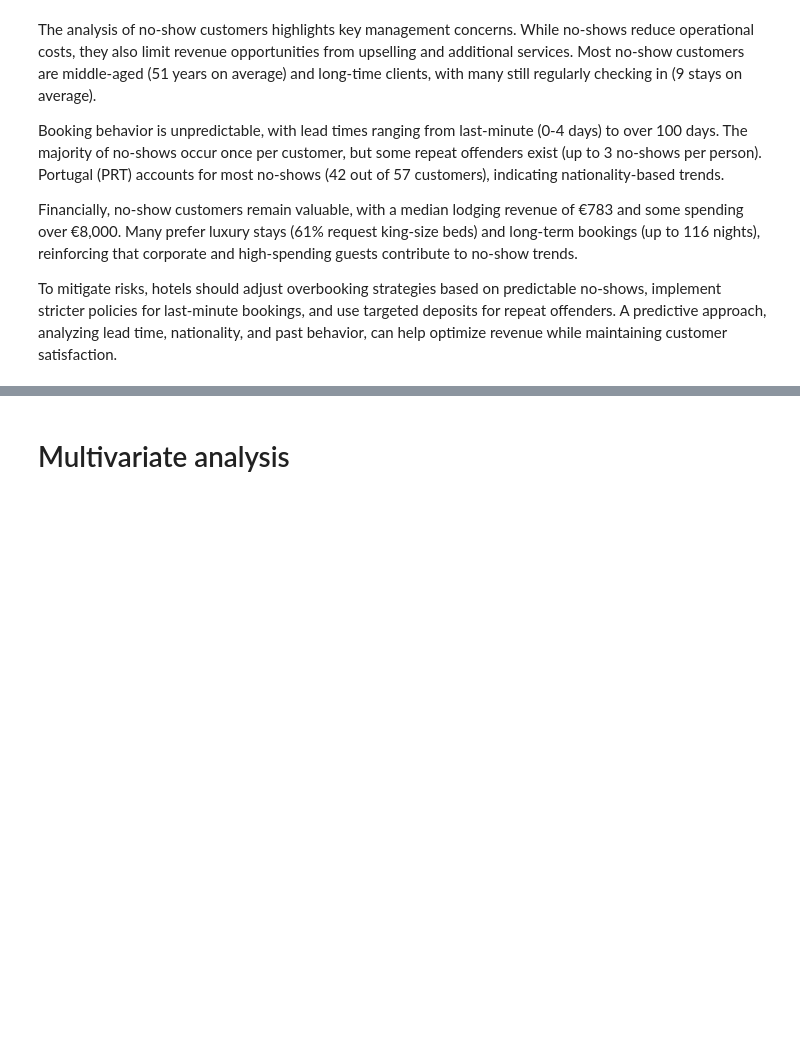
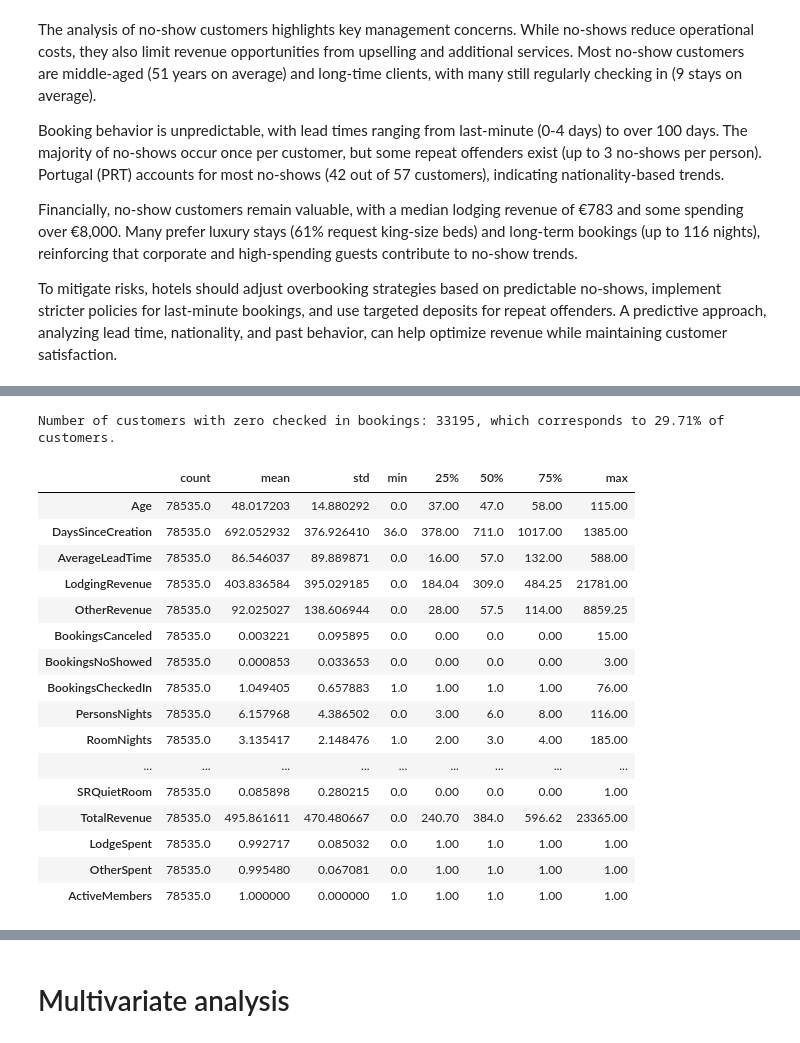
Before and after one commit to RubenCMarques/Hotel-Customer-Segmentation, a Jupyter notebook: Notebooks/Diogo_workspace.ipynb, the cells around one changed output, grey strips where cells are left out. Cells and saved outputs as stored; diff of their text form; code cells hidden in the pictures; blank space fills up the shorter version.

```diff
--- a/Notebooks/Diogo_workspace.ipynb
+++ b/Notebooks/Diogo_workspace.ipynb
@@ -815,0 +906,28 @@ noshow_customers.describe().T
+# %%
+# Check number of customers with BookingsCheckedIn = 0
+zero_checkin_customers = data[data['BookingsCheckedIn'] == 0]
+print(f"Number of customers with zero checked in bookings: {len(zero_checkin_customers)}, which corresponds to {round((len(zero_checkin_customers) / len(data)) * 100,2)}% of customers.")
+# %% [output]
+Number of customers with zero checked in bookings: 33195, which corresponds to 29.71% of customers.
+# %%
+# Customers with at least one checked in booking
+checkedin_customers = data[data['BookingsCheckedIn'] > 0]
+checkedin_customers.describe().T
+# %% [output]
+|  | count | mean | std | min | 25% | 50% | 75% | max |
+| Age | 78535.0 | 48.017203 | 14.880292 | 0.0 | 37.00 | 47.0 | 58.00 | 115.00 |
+| DaysSinceCreation | 78535.0 | 692.052932 | 376.926410 | 36.0 | 378.00 | 711.0 | 1017.00 | 1385.00 |
+| AverageLeadTime | 78535.0 | 86.546037 | 89.889871 | 0.0 | 16.00 | 57.0 | 132.00 | 588.00 |
+| LodgingRevenue | 78535.0 | 403.836584 | 395.029185 | 0.0 | 184.04 | 309.0 | 484.25 | 21781.00 |
+| OtherRevenue | 78535.0 | 92.025027 | 138.606944 | 0.0 | 28.00 | 57.5 | 114.00 | 8859.25 |
+| BookingsCanceled | 78535.0 | 0.003221 | 0.095895 | 0.0 | 0.00 | 0.0 | 0.00 | 15.00 |
+| BookingsNoShowed | 78535.0 | 0.000853 | 0.033653 | 0.0 | 0.00 | 0.0 | 0.00 | 3.00 |
+| BookingsCheckedIn | 78535.0 | 1.049405 | 0.657883 | 1.0 | 1.00 | 1.0 | 1.00 | 76.00 |
+| PersonsNights | 78535.0 | 6.157968 | 4.386502 | 0.0 | 3.00 | 6.0 | 8.00 | 116.00 |
+| RoomNights | 78535.0 | 3.135417 | 2.148476 | 1.0 | 2.00 | 3.0 | 4.00 | 185.00 |
+| ... | ... | ... | ... | ... | ... | ... | ... | ... |
+| SRQuietRoom | 78535.0 | 0.085898 | 0.280215 | 0.0 | 0.00 | 0.0 | 0.00 | 1.00 |
+| TotalRevenue | 78535.0 | 495.861611 | 470.480667 | 0.0 | 240.70 | 384.0 | 596.62 | 23365.00 |
+| LodgeSpent | 78535.0 | 0.992717 | 0.085032 | 0.0 | 1.00 | 1.0 | 1.00 | 1.00 |
+| OtherSpent | 78535.0 | 0.995480 | 0.067081 | 0.0 | 1.00 | 1.0 | 1.00 | 1.00 |
+| ActiveMembers | 78535.0 | 1.000000 | 0.000000 | 1.0 | 1.00 | 1.0 | 1.00 | 1.00 |
```
Also changed, not shown: parts of 28 cells of this notebook.
